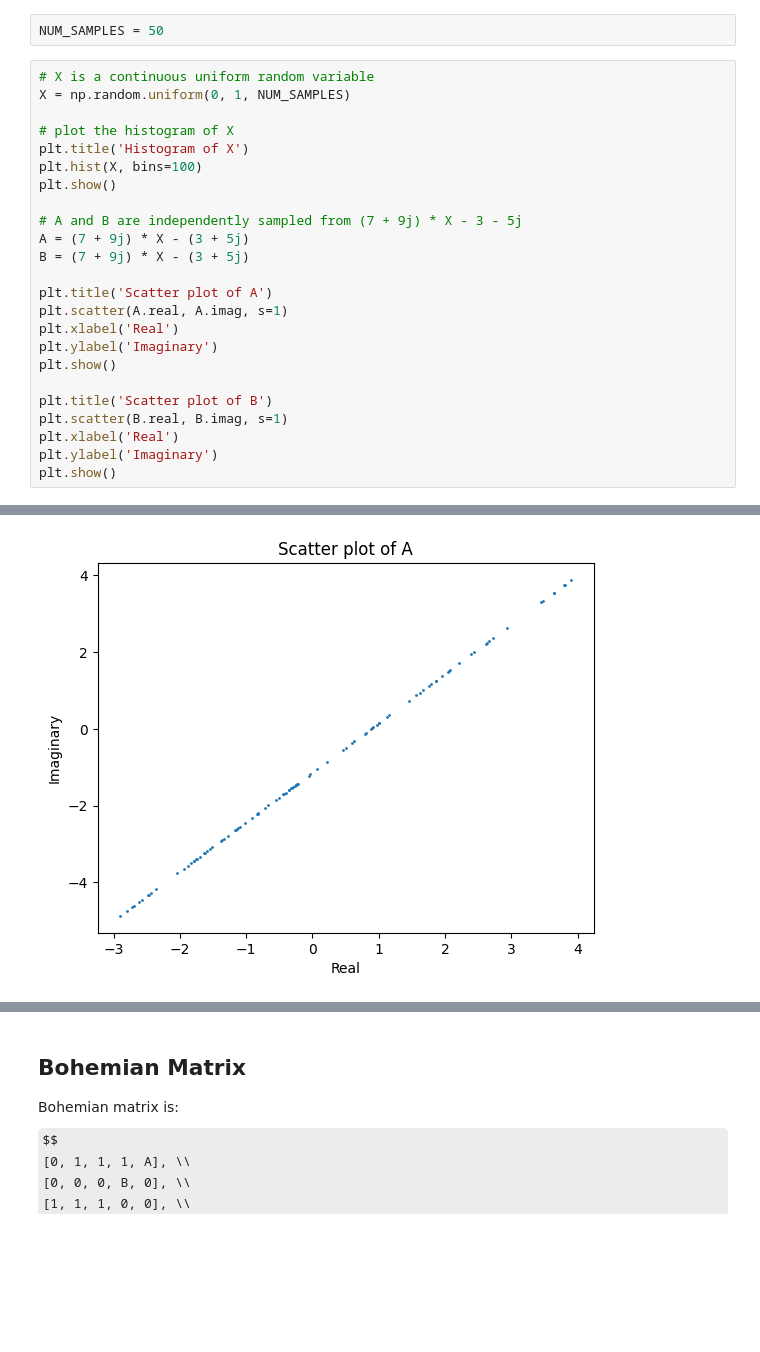
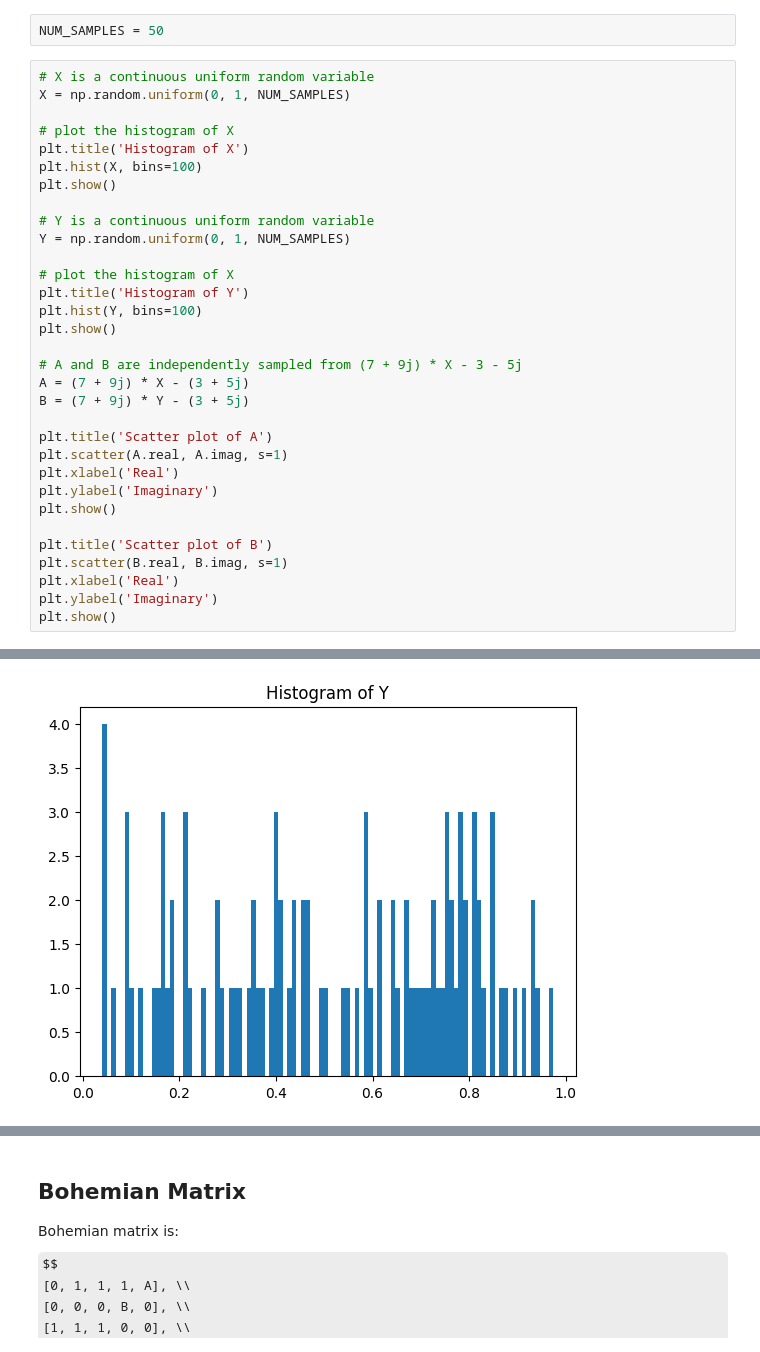
Before and after one commit to amirhossein-razlighi/Bohemian_Matrix, a Jupyter notebook: main.ipynb, the cells around one changed output, grey strips where cells are left out. Saved outputs shown, nothing was run; the diff lists cells and outputs as text; some formulas as TeX source; blank space fills up the shorter version.

```diff
--- a/main.ipynb
+++ b/main.ipynb
@@ -17,9 +17,17 @@ plt.title('Histogram of X')
 plt.hist(X, bins=100)
 plt.show()
 
+# Y is a continuous uniform random variable
+Y = np.random.uniform(0, 1, NUM_SAMPLES)
+
+# plot the histogram of X
+plt.title('Histogram of Y')
+plt.hist(Y, bins=100)
+plt.show()
+
 # A and B are independently sampled from (7 + 9j) * X - 3 - 5j
 A = (7 + 9j) * X - (3 + 5j)
-B = (7 + 9j) * X - (3 + 5j)
+B = (7 + 9j) * Y - (3 + 5j)
 
 plt.title('Scatter plot of A')
 plt.scatter(A.real, A.imag, s=1)
@@ -37 +45 @@ plt.show()
-[figure, old version]
+[figure, new version]
```
Also changed, not shown: parts of 3 cells of this notebook, 2 other files.
